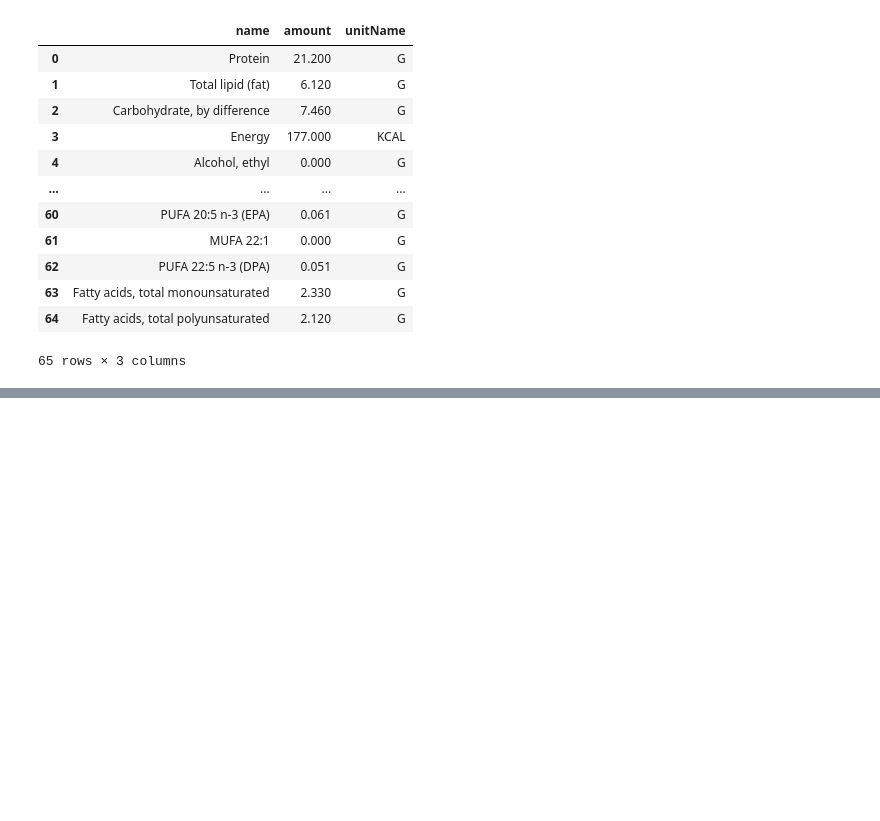
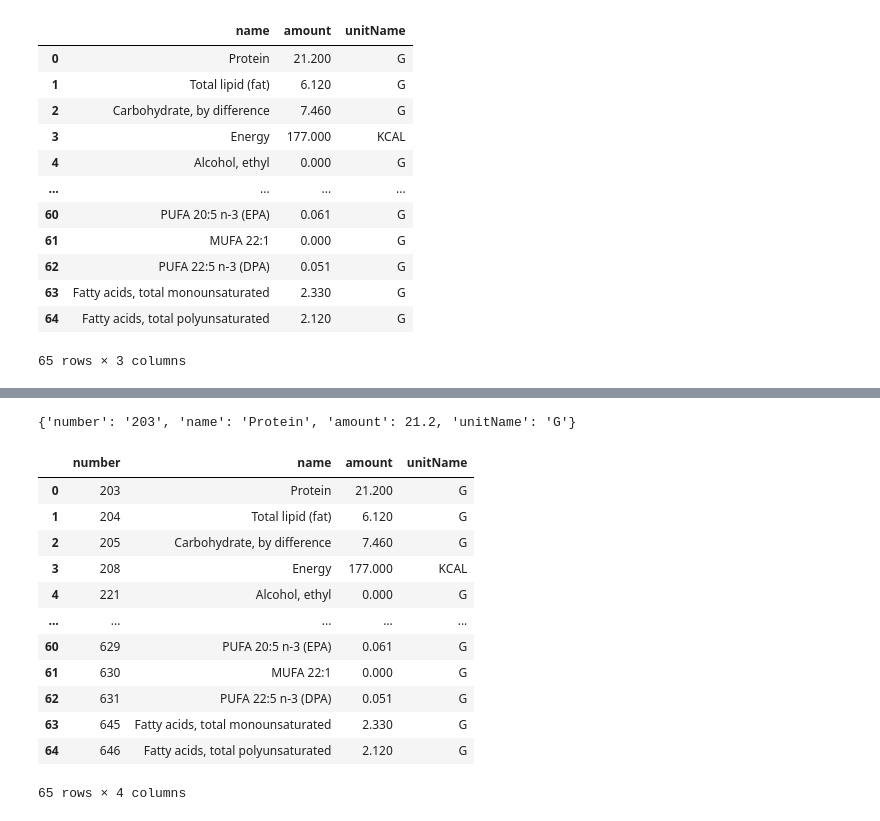
Before and after one commit to jennarashko/food-health-pipeline, a Jupyter notebook: explore_usda_api.ipynb, the cells around one changed output, grey strips where cells are left out. Drawn from its saved outputs; the diff is of its cells as text; code cells hidden in the pictures; blank space fills up the shorter version.

```diff
--- a/explore_usda_api.ipynb
+++ b/explore_usda_api.ipynb
@@ -163,0 +166,17 @@ Calories: [177]
+# %%
+import pymongo
+import os
+from dotenv import load_dotenv
+
+load_dotenv()
+username = os.getenv("MONGODB_ATLAS_USERNAME")
+password = os.getenv("MONGODB_ATLAS_PASSWORD")
+host = os.getenv("MONGODB_CLUSTER_HOST")
+db_name = os.getenv("MONGODB_DB_NAME")
+
+uri = f"mongodb+srv://{username}:{password}@{host}/?retryWrites=true&w=majority"
+client = pymongo.MongoClient(uri)
+db = client[db_name]
+
+# check what collections exist
+print(db.list_collection_names())
@@ -163,0 +263,25 @@ Calories: [177]
+# %%
+# check the structure of foodNutrients in your data
+doc = db["survey-food-data-collection"].find_one()
+print(doc['foodNutrients'][0])
+# %% [output]
+{'number': '203', 'name': 'Protein', 'amount': 21.2, 'unitName': 'G'}
+# %%
+# find the nutrient numbers in your data
+doc = db["survey-food-data-collection"].find_one()
+nutrients_df = pd.DataFrame(doc['foodNutrients'])
+nutrients_df[['number', 'name', 'amount', 'unitName']]
+# %% [output]
+|  | number | name | amount | unitName |
+| 0 | 203 | Protein | 21.200 | G |
+| 1 | 204 | Total lipid (fat) | 6.120 | G |
+| 2 | 205 | Carbohydrate, by difference | 7.460 | G |
+| 3 | 208 | Energy | 177.000 | KCAL |
+| 4 | 221 | Alcohol, ethyl | 0.000 | G |
+| ... | ... | ... | ... | ... |
+| 60 | 629 | PUFA 20:5 n-3 (EPA) | 0.061 | G |
+| 61 | 630 | MUFA 22:1 | 0.000 | G |
+| 62 | 631 | PUFA 22:5 n-3 (DPA) | 0.051 | G |
+| 63 | 645 | Fatty acids, total monounsaturated | 2.330 | G |
+| 64 | 646 | Fatty acids, total polyunsaturated | 2.120 | G |
+65 rows × 4 columns
```
Also changed, not shown: parts of 9 cells of this notebook, 1 other file.
